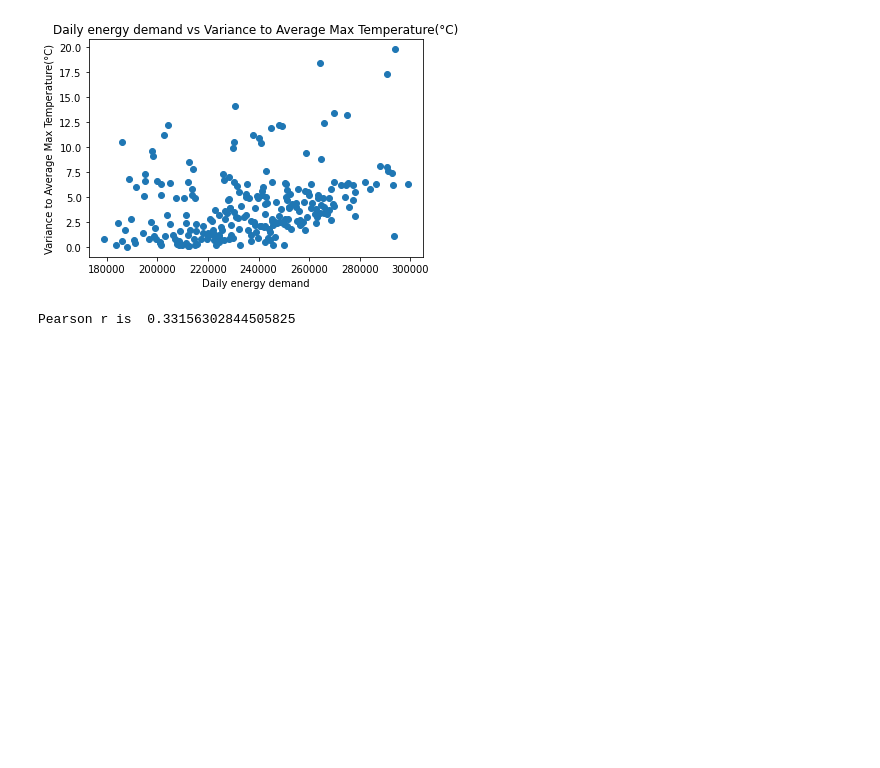
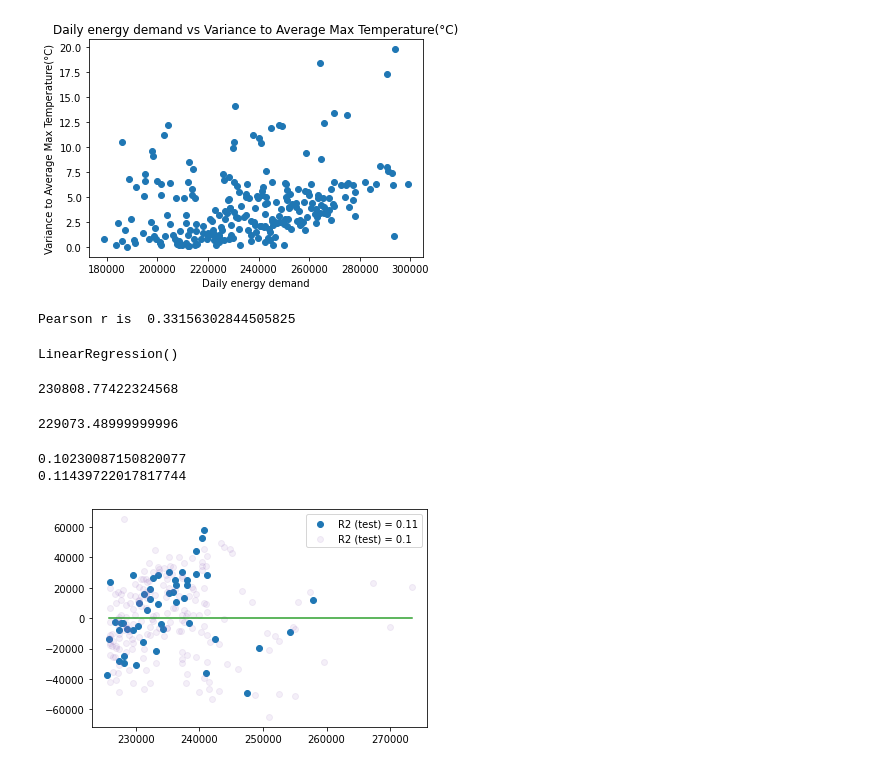
Before and after one commit to YunaWuu/Data_Analytics_Assignment2_Group2, a Jupyter notebook: Assignment 2 - Model 1.ipynb, the cells around one changed output. Cells and saved outputs as stored; diff of their text form; code cells hidden in the pictures; blank space fills up the shorter version.

```diff
--- a/Assignment 2 - Model 1.ipynb
+++ b/Assignment 2 - Model 1.ipynb
@@ -165,3 +165,53 @@ Pearson r is  0.33156302844505825
 from sklearn import linear_model
 from sklearn.model_selection import train_test_split
 from sklearn.metrics import mean_squared_error, r2_score
+from sklearn.linear_model import LinearRegression
+
+X = np.array(merged_data['Var to avg max temp']).reshape((-1, 1))
+y = np.array(merged_data['TOTALDEMAND'])
+
+X_train, X_test, y_train, y_test = train_test_split(X, y, test_size=0.2, random_state=100)
+
+model = LinearRegression()
+model.fit(X_train, y_train)
+# %% [output]
+LinearRegression()
+# %%
+#Test model - using record with index number 15 - the below is the energy demand predicted by model
+model.predict(X_train)[15]
+# %% [output]
+230808.77422324568
+# %%
+##Test model - the below is the actual data
+y_train[15]
+# %% [output]
+229073.48999999996
+# %%
+#Test model using r2 score
+y_train_pred = model.predict(X_train)
+y_test_pred = model.predict(X_test)
+
+from sklearn.metrics import r2_score
+r2_train = r2_score(y_train, y_train_pred)
+r2_test = r2_score(y_test, y_test_pred)
+
+print(r2_train)
+print(r2_test)
+# %% [output]
+0.10230087150820077
+0.11439722017817744
+# %%
+#Residual analysis
+train_residuals = y_train - y_train_pred
+test_residuals = y_test - y_test_pred
+
+plt.scatter(y_test_pred, test_residuals, color="C0",
+            label="R2 (test) = {:.2}".format(r2_test))
+plt.scatter(y_train_pred, train_residuals, color="C4",
+            label="R2 (test) = {:.2}".format(r2_train),
+           alpha=0.1)
+plt.plot([y_train_pred.min(), y_train_pred.max()], [0,0], color ="C2")
+plt.legend()
+plt.show()
+# %% [output]
+[figure, added]
```
